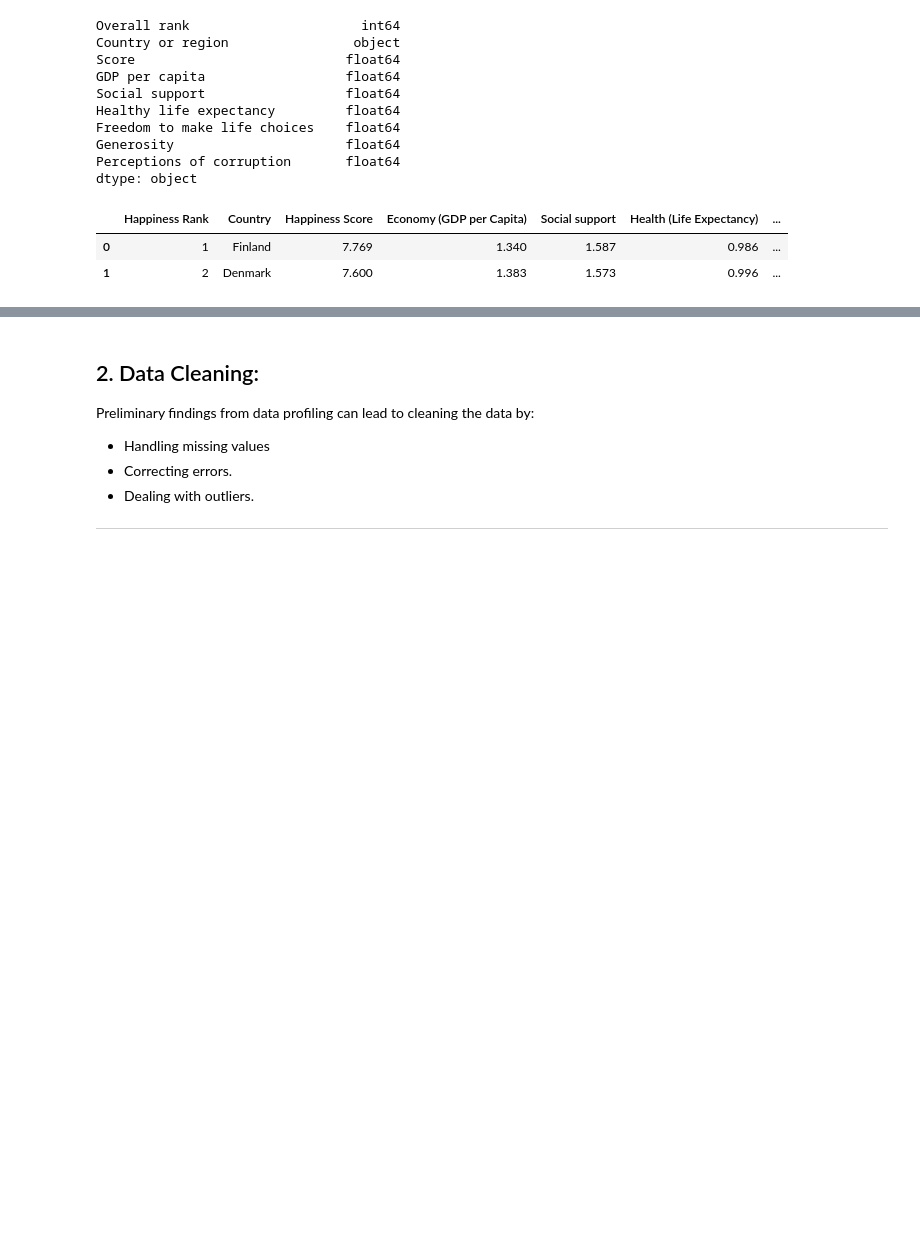
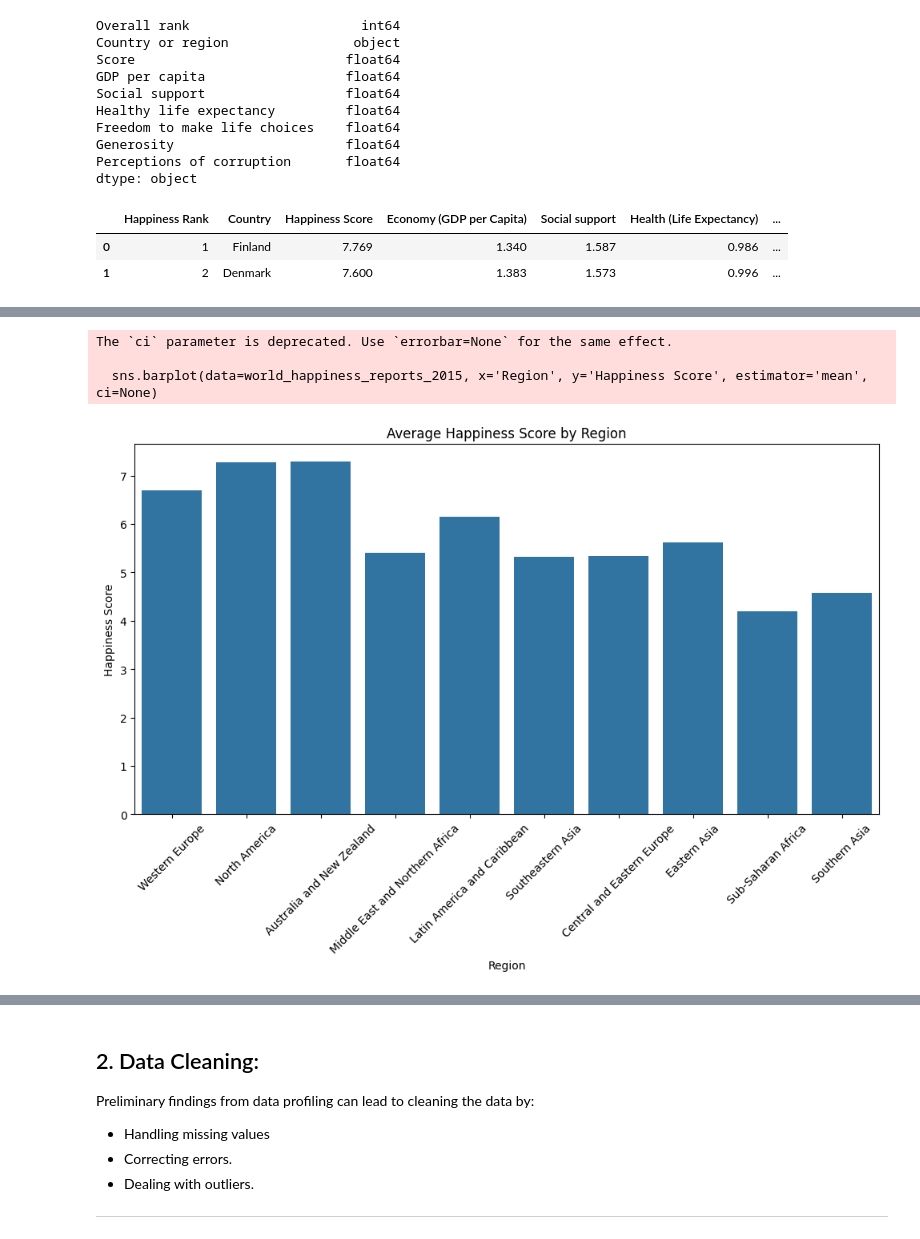
Before and after one commit to Tuwaiq-DS-ML-bootcamp-V-9/Usecase-2, a Jupyter notebook: EDA explain template.ipynb, the cells around one changed output, grey strips where cells are left out. Drawn from its saved outputs; the diff is of its cells as text; code cells hidden in the pictures; blank space fills up the shorter version.

```diff
--- a/EDA explain template.ipynb
+++ b/EDA explain template.ipynb
@@ -965,0 +979,13 @@ We use 3 common visualization methods:
+# %%
+plt.figure(figsize=(12, 6))
+sns.barplot(data=world_happiness_reports_2015, x='Region', y='Happiness Score', estimator='mean', ci=None)
+plt.xticks(rotation=45)
+plt.title('Average Happiness Score by Region')
+plt.ylabel('Happiness Score')
+plt.xlabel('Region')
+plt.show()
+# %% [output]
+The `ci` parameter is deprecated. Use `errorbar=None` for the same effect.
+
+  sns.barplot(data=world_happiness_reports_2015, x='Region', y='Happiness Score', estimator='mean', ci=None)
+[figure, added]
```
Also changed, not shown: parts of 35 cells of this notebook.
